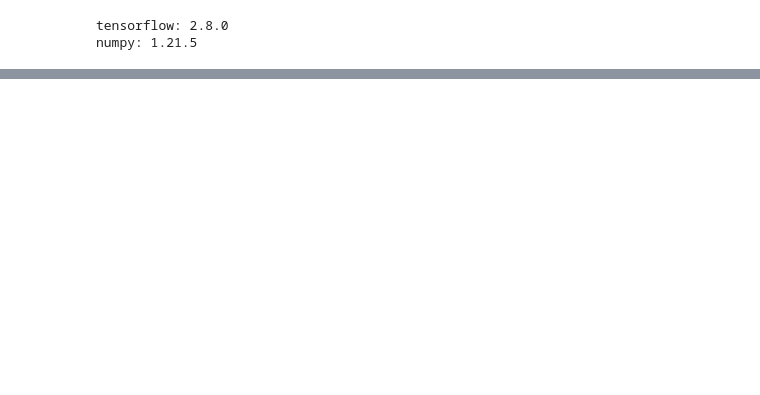
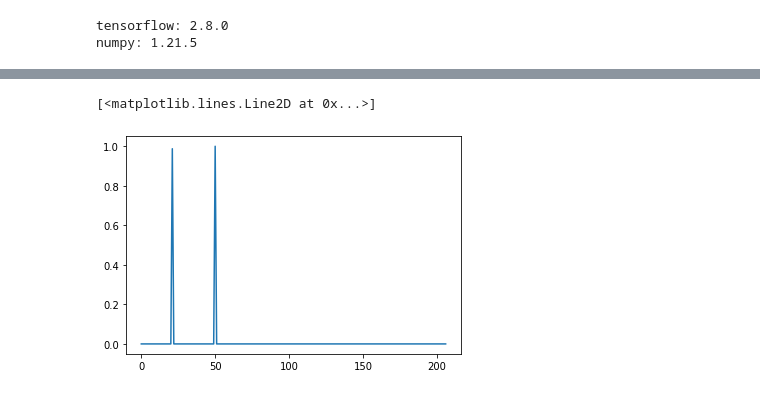
Before and after one commit to vursekar/time-adaptive-gnn, a Jupyter notebook: model_gcn.ipynb, the cells around one changed output, grey strips where cells are left out. Drawn from its saved outputs; the diff is of its cells as text; code cells hidden in the pictures; blank space fills up the shorter version.

```diff
--- a/model_gcn.ipynb
+++ b/model_gcn.ipynb
@@ -33,6 +37,18 @@ numpy: 1.21.5
 # CONSTANTS:
 MODEL_NAME = "SimpleGCN"
 # %%
-distances_file = '/Users/varunursekar/Projects/advDeepLearning/final_project/DCRNN-master/data/sensor_graph/distances_bay_2017.csv'
+sensor_locations_df = pd.read_csv(SENSOR_LOCATIONS_FILE,index_col=0)
+sensor_distances_df = pd.read_csv('/Users/varunursekar/Projects/advDeepLearning/final_project/DCRNN-master/data/sensor_graph/distances_la_2012.csv')
+# sensor_locations_df = pd.read_csv(SENSOR_LOCATIONS_FILE,names=['sensor_id','latitude','longitude'])
+# sensor_distances_df = pd.read_csv('/Users/varunursekar/Projects/advDeepLearning/final_project/DCRNN-master/data/sensor_graph/distances_bay_2017.csv',
+#                                   names=['from','to','cost'])
 
-distances = pd.read_csv(distances_file,header=None)
+
+sensor_to_id = dict(zip(sensor_locations_df['sensor_id'].values,np.arange(len(sensor_locations_df))))
+distances = np.inf*np.ones((len(sensor_locations_df),len(sensor_locations_df)))
+
+
+for index, row in sensor_distances_df.iterrows():
+
+    if row['from'] in sensor_to_id and row['to'] in sensor_to_id:
+        distances[sensor_to_id[row['from']],sensor_to_id[row['to']]] = row['cost']
@@ -55,3 +148,8 @@ distances
+# %%
+plt.plot(adj[50])
+# %% [output]
+[<matplotlib.lines.Line2D at 0x...>]
+[figure, added]
 # %%
 # hyperparameters and callbacks
 
```
Also changed, not shown: parts of 8 cells of this notebook, 11 other files.
